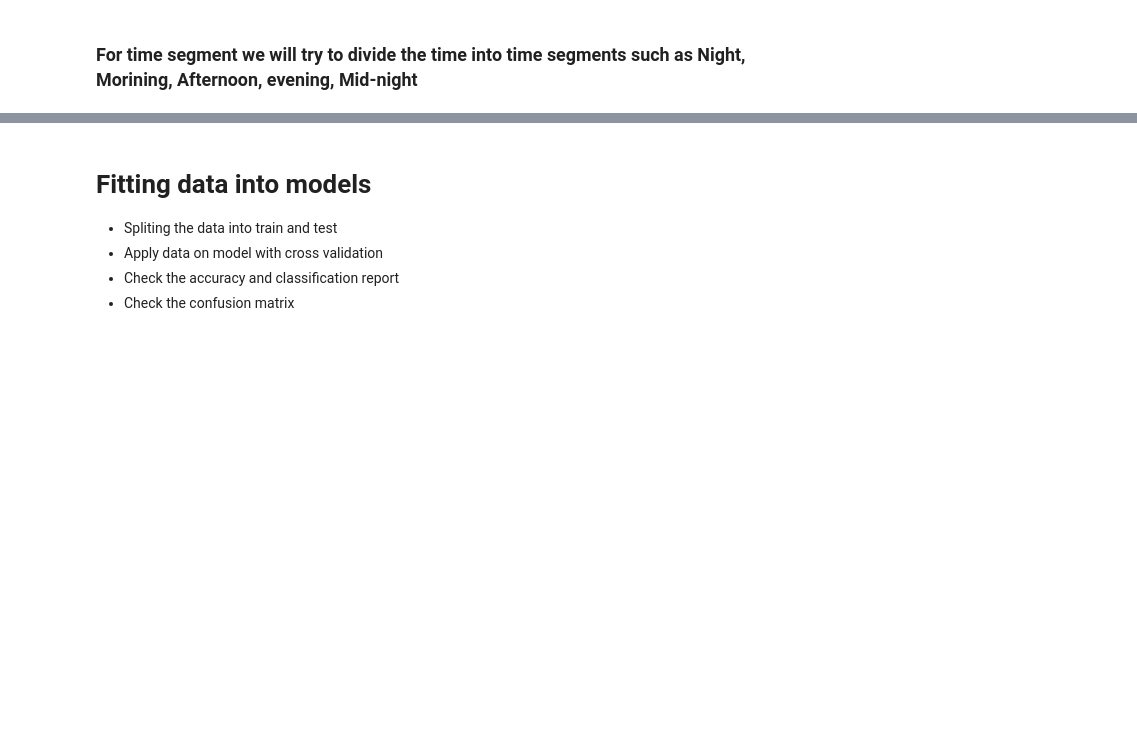
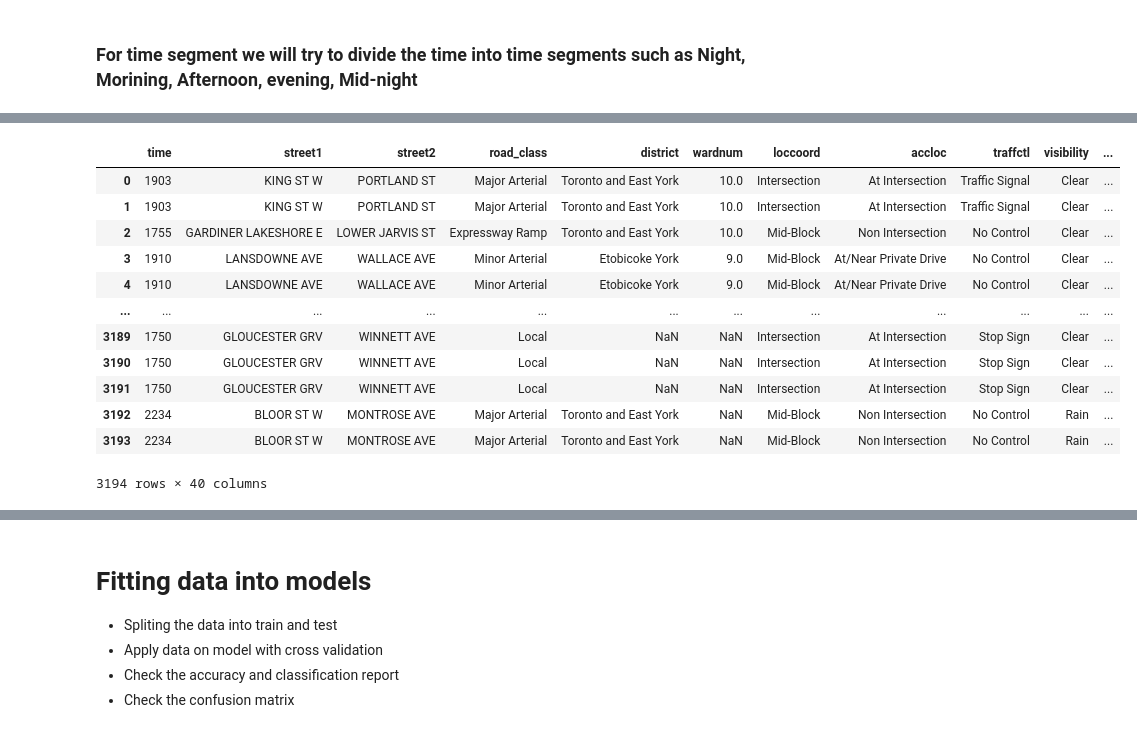
Before and after one commit to Raaj-4320/Accident-analysis, a Jupyter notebook: accident_analysis_train.ipynb, the cells around one changed output, grey strips where cells are left out. Saved outputs shown, nothing was run; the diff lists cells and outputs as text; code cells hidden in the pictures; blank space fills up the shorter version.

```diff
--- a/accident_analysis_train.ipynb
+++ b/accident_analysis_train.ipynb
@@ -457,0 +480,2 @@ df['division'] = df['division'].astype(int)
+# %%
+dft.columns = map(str.lower, dft.columns)
@@ -457,0 +510,6 @@ df['division'] = df['division'].astype(int)
+# %%
+one_accident_dft = dft[dft.duplicated(subset=['year','date','time','street1'], keep=False)]
+
+one_accident_dft['acc_num'] = one_accident_dft.groupby(['year','date','time','street1']).ngroup()
+
+dft = pd.merge(dft, one_accident_dft[['acc_num']], left_index=True, right_index=True, how='left')
@@ -457,0 +530,8 @@ df['division'] = df['division'].astype(int)
+# %%
+null_values_indices = dft[dft['acc_num'].isnull()].index
+
+sequence = range(1190, 1190 + len(null_values_indices))
+
+dft.loc[null_values_indices, 'acc_num'] = sequence
+
+dft["acc_num"].isna().sum()
@@ -457,0 +627,33 @@ df['division'] = df['division'].astype(int)
+# %%
+dft = dft.drop(columns=['index_',
+                        'latitude',
+                        'longitude',
+                        'accnum',
+                        'year',
+                        'date',
+                        'offset',
+                        'fatal_no',
+                        'cyclistype',
+                        'cyclist',
+                        'cycact',
+                        'cyccond',
+                        'disability',
+                        'neighbourhood_158',
+                        'neighbourhood_140'
+                        ], axis=1)
+# %%
+dft
+# %% [output]
+|  | time | street1 | street2 | road_class | district | wardnum | loccoord | accloc | traffctl | visibility | ... |
+| 0 | 1903 | KING ST W | PORTLAND ST | Major Arterial | Toronto and East York | 10.0 | Intersection | At Intersection | Traffic Signal | Clear | ... |
+| 1 | 1903 | KING ST W | PORTLAND ST | Major Arterial | Toronto and East York | 10.0 | Intersection | At Intersection | Traffic Signal | Clear | ... |
+| 2 | 1755 | GARDINER LAKESHORE E | LOWER JARVIS ST | Expressway Ramp | Toronto and East York | 10.0 | Mid-Block | Non Intersection | No Control | Clear | ... |
+| 3 | 1910 | LANSDOWNE AVE | WALLACE AVE | Minor Arterial | Etobicoke York | 9.0 | Mid-Block | At/Near Private Drive | No Control | Clear | ... |
+| 4 | 1910 | LANSDOWNE AVE | WALLACE AVE | Minor Arterial | Etobicoke York | 9.0 | Mid-Block | At/Near Private Drive | No Control | Clear | ... |
+| ... | ... | ... | ... | ... | ... | ... | ... | ... | ... | ... | ... |
+| 3189 | 1750 | GLOUCESTER GRV | WINNETT AVE | Local | NaN | NaN | Intersection | At Intersection | Stop Sign | Clear | ... |
+| 3190 | 1750 | GLOUCESTER GRV | WINNETT AVE | Local | NaN | NaN | Intersection | At Intersection | Stop Sign | Clear | ... |
+| 3191 | 1750 | GLOUCESTER GRV | WINNETT AVE | Local | NaN | NaN | Intersection | At Intersection | Stop Sign | Clear | ... |
+| 3192 | 2234 | BLOOR ST W | MONTROSE AVE | Major Arterial | Toronto and East York | NaN | Mid-Block | Non Intersection | No Control | Rain | ... |
+| 3193 | 2234 | BLOOR ST W | MONTROSE AVE | Major Arterial | Toronto and East York | NaN | Mid-Block | Non Intersection | No Control | Rain | ... |
+3194 rows × 40 columns
```
Also changed, not shown: parts of 44 cells of this notebook.
